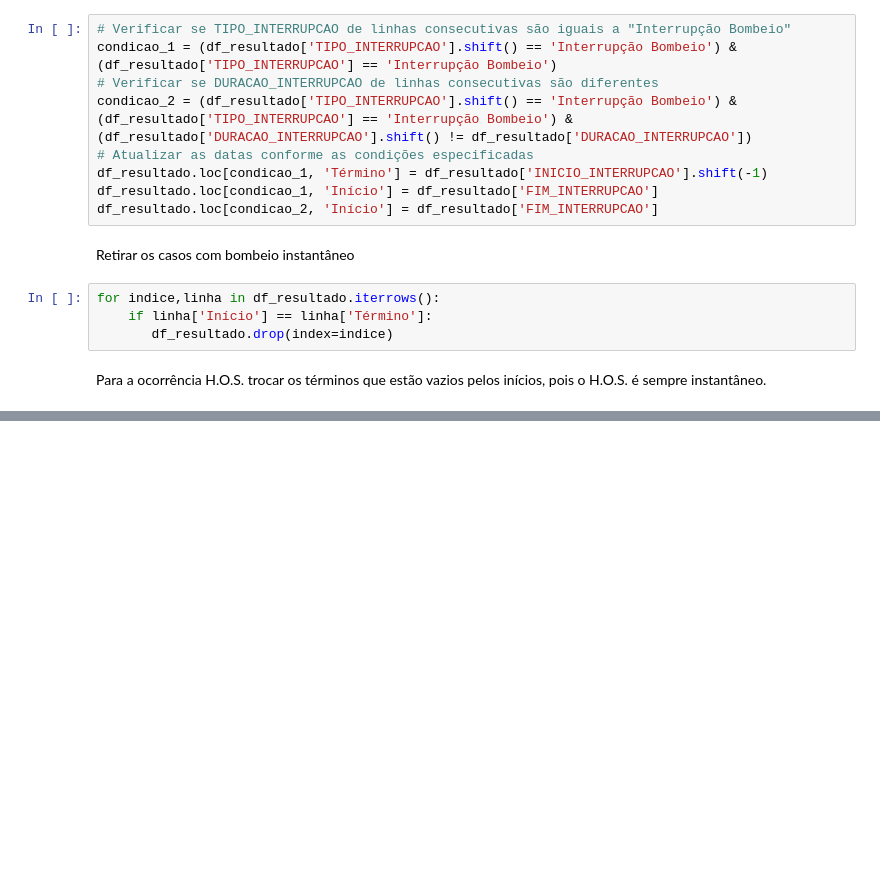
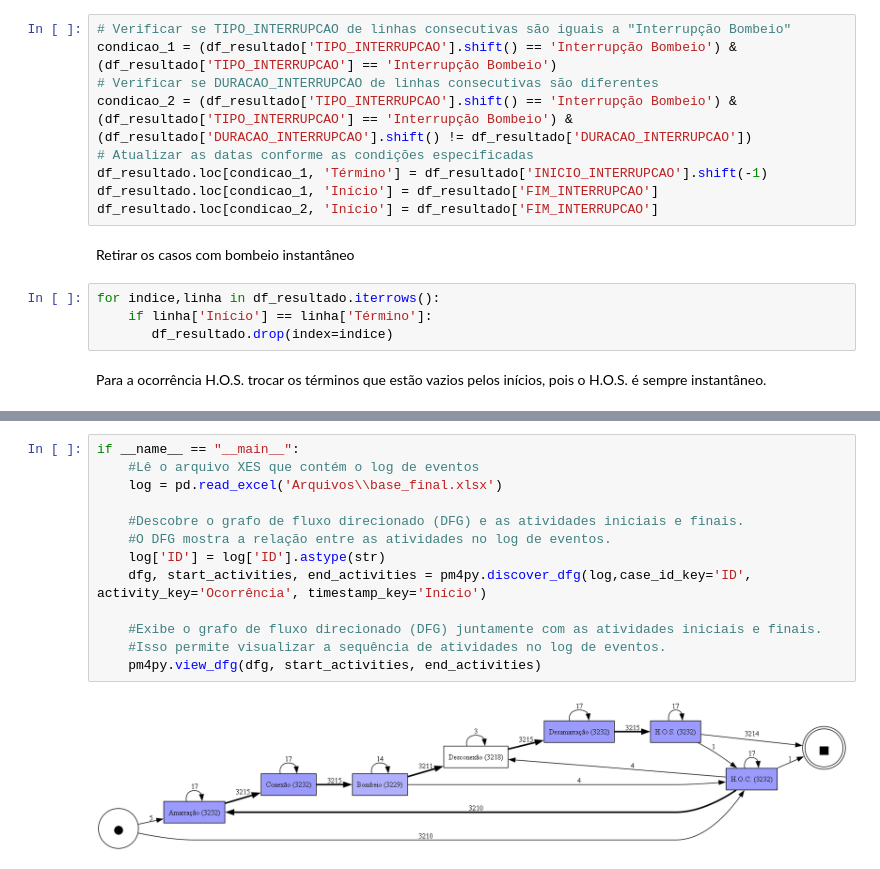
Before and after one commit to gabriellaserra/Process-mining-novo, a Jupyter notebook: Notebooks/Tratamento_Completo.ipynb, the cells around one changed output, grey strips where cells are left out. Saved outputs shown, nothing was run; the diff lists cells and outputs as text; blank space fills up the shorter version.

```diff
--- a/Notebooks/Tratamento_Completo.ipynb
+++ b/Notebooks/Tratamento_Completo.ipynb
@@ -368,0 +406,15 @@ df_resultado.describe().round(2)
+# %%
+if __name__ == "__main__":
+    #Lê o arquivo XES que contém o log de eventos
+    log = pd.read_excel('Arquivos\\base_final.xlsx')
+
+    #Descobre o grafo de fluxo direcionado (DFG) e as atividades iniciais e finais.
+    #O DFG mostra a relação entre as atividades no log de eventos.
+    log['ID'] = log['ID'].astype(str)
+    dfg, start_activities, end_activities = pm4py.discover_dfg(log,case_id_key='ID', activity_key='Ocorrência', timestamp_key='Início')
+
+    #Exibe o grafo de fluxo direcionado (DFG) juntamente com as atividades iniciais e finais.
+    #Isso permite visualizar a sequência de atividades no log de eventos.
+    pm4py.view_dfg(dfg, start_activities, end_activities)
+# %% [output]
+[figure, added]
```
Also changed, not shown: parts of 14 cells of this notebook.
